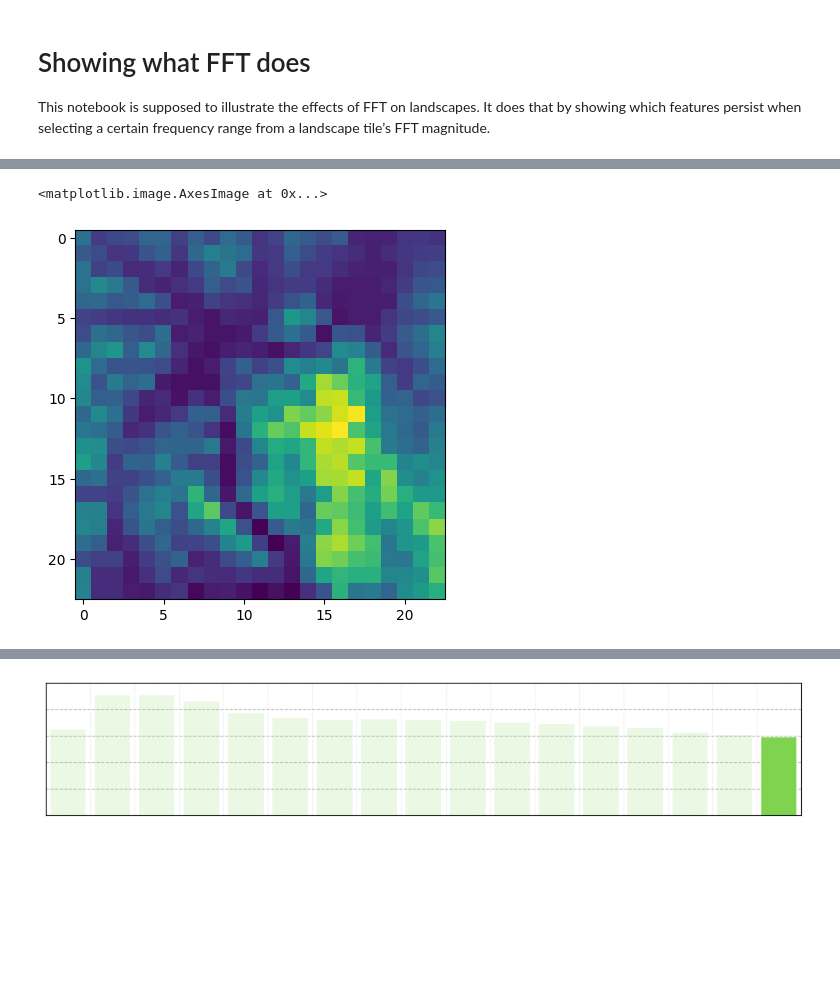
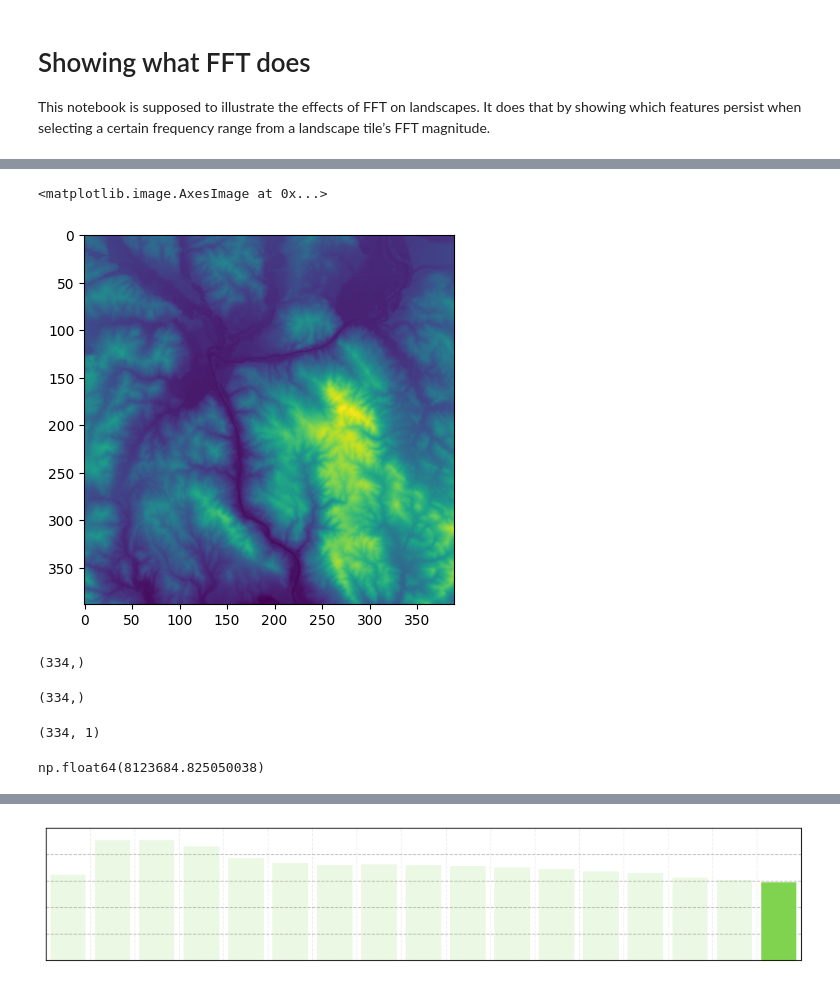
Before and after one commit to sebschger/geospatial-landscape-clustering-by-fft, a Jupyter notebook: deprecated/documentation_fft_effects.ipynb, the cells around one changed output, grey strips where cells are left out. Saved outputs shown, nothing was run; the diff lists cells and outputs as text; code cells hidden in the pictures; blank space fills up the shorter version.

```diff
--- a/documentation_fft_effects.ipynb
+++ b/deprecated/documentation_fft_effects.ipynb
@@ -41,7 +48,6 @@ image_pixels = cv2.imread(image_source_path, cv2.IMREAD_ANYDEPTH)
 #image_pixels = (image_pixels - np.min(image_pixels)) / (np.max(image_pixels) - np.min(image_pixels))
 
 # CAUTION resize
-image_pixels = cv2.resize(image_pixels, (23,23), interpolation=cv2.INTER_CUBIC)
 
 plt.imshow (image_pixels)
 # %% [output]
@@ -53,5 +59,5 @@ plt.imshow (image_pixels)
 <matplotlib.image.AxesImage at 0x...>
-[figure, old version]
+[figure, new version]
 # %%
 circle_masks_old = common.RingImageSeries(*image_pixels.shape,NUMBER_OF_SAMPLES, 1)
 circle_masks_log = common.RingImageSeriesLog(*image_pixels.shape, NUMBER_OF_SAMPLES, 1)
@@ -58,0 +146,16 @@ circle_masks = common.RingImageSeriesLogFine(*image_pixels.shape, steps = NUMBER
+# %%
+all_resolutions.shape
+# %% [output]
+(334,)
+# %%
+all_times.shape
+# %% [output]
+(334,)
+# %%
+y.shape
+# %% [output]
+(334, 1)
+# %%
+np.mean(x_multi_poly)
+# %% [output]
+np.float64(8123684.825050038)
```
Also changed, not shown: parts of 26 cells of this notebook, 15 other files.
